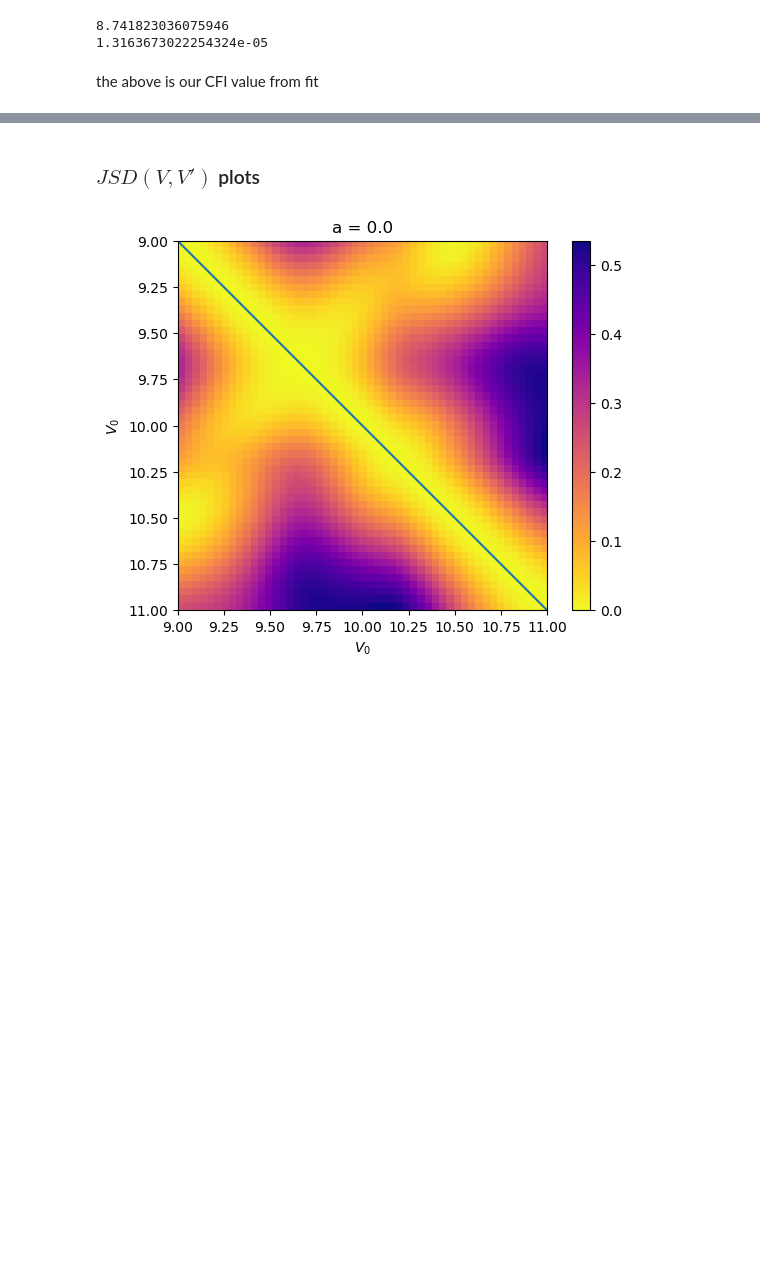
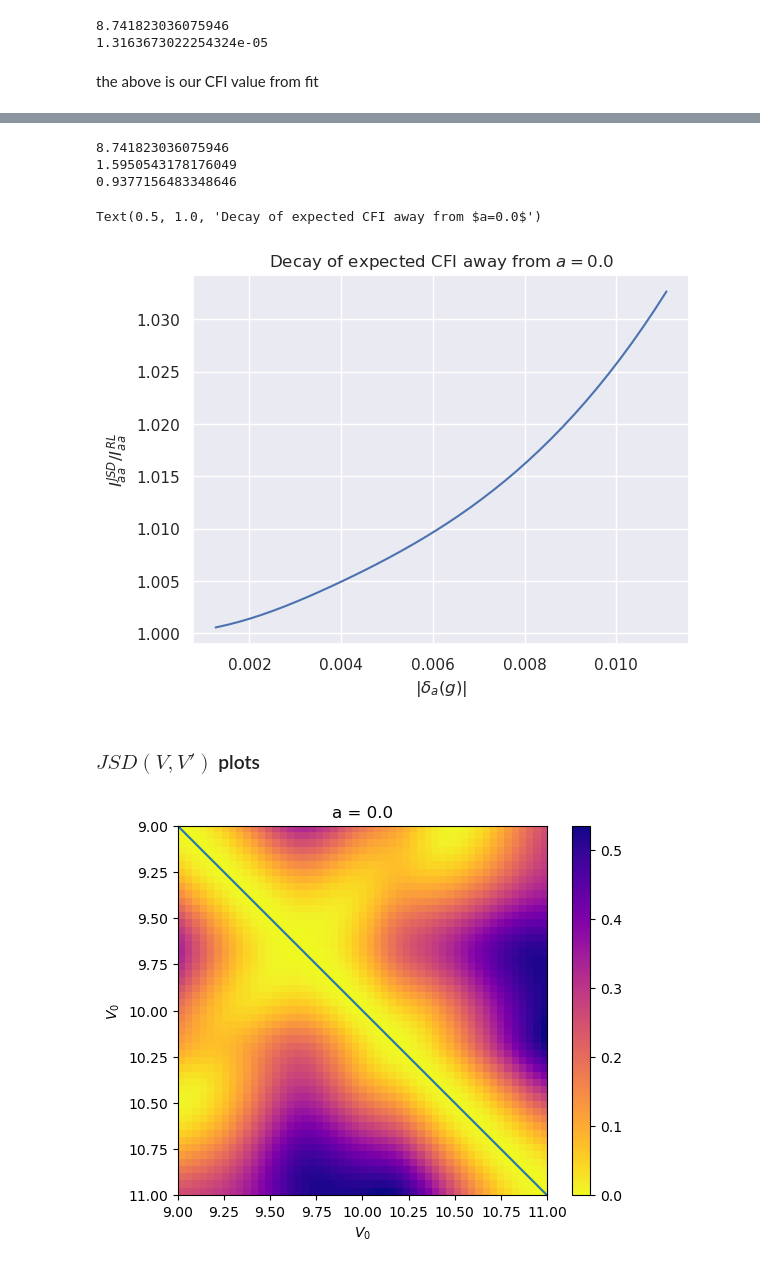
Before and after one commit to rootware/lattice_evolution, a Jupyter notebook: Python/JSD Plots.ipynb, the cells around one changed output, grey strips where cells are left out. Cells and saved outputs as stored; diff of their text form; code cells hidden in the pictures; blank space fills up the shorter version.

```diff
--- a/Python/JSD Plots.ipynb
+++ b/Python/JSD Plots.ipynb
@@ -264,3 +308,27 @@ Text(0.5, 1.0, "Jenson Shannon Divergence of $a'$ vs $a=0.0$")
+# %%
+pval=[];
+n_p =4; T= 32*np.pi/11.5; print(T)
+F_MZ = (2*n_p *T**2)**2/4
+print(p[0]*8*np.log(2)/F_MZ)
+print(p[0]*8*np.log(2)/F_MZ *1/1.701)
+maxval=[];
+Aval=[];
+for max in range(5,45,1):
+    p = np.polyfit(AList[50-max:50+max+1], JSDivergenceMatrix[50,50-max:50+max+1],deg=2);
+    maxval.append(max);
+    Aval.append(AList[50+max])
+    pval.append(p[0]*8*np.log(2)/F_MZ *1/1.701);
+
+plt.plot(np.array(Aval)*accUnit/g, 1/np.sqrt(pval))
+plt.xlabel("$|\delta_a(g)|$")
+plt.ylabel("$I^{JSD}_{aa}/I^{RL}_{aa}$")
+plt.title("Decay of expected CFI away from $a=0.0$")
+# %% [output]
+8.741823036075946
+1.5950543178176049
+0.9377156483348646
+Text(0.5, 1.0, 'Decay of expected CFI away from $a=0.0$')
+[figure, added]
 # %%
 #fftmatrix = fft.fft(np.concatenate( (JSDivergenceMatrix[50,50:], np.flip(JSDivergenceMatrix[50,50:]) )) );
 fftmatrix = fft.fft( JSDivergenceMatrix[50,50:75]  );
```
Also changed, not shown: parts of 10 cells of this notebook, 25 other files.
